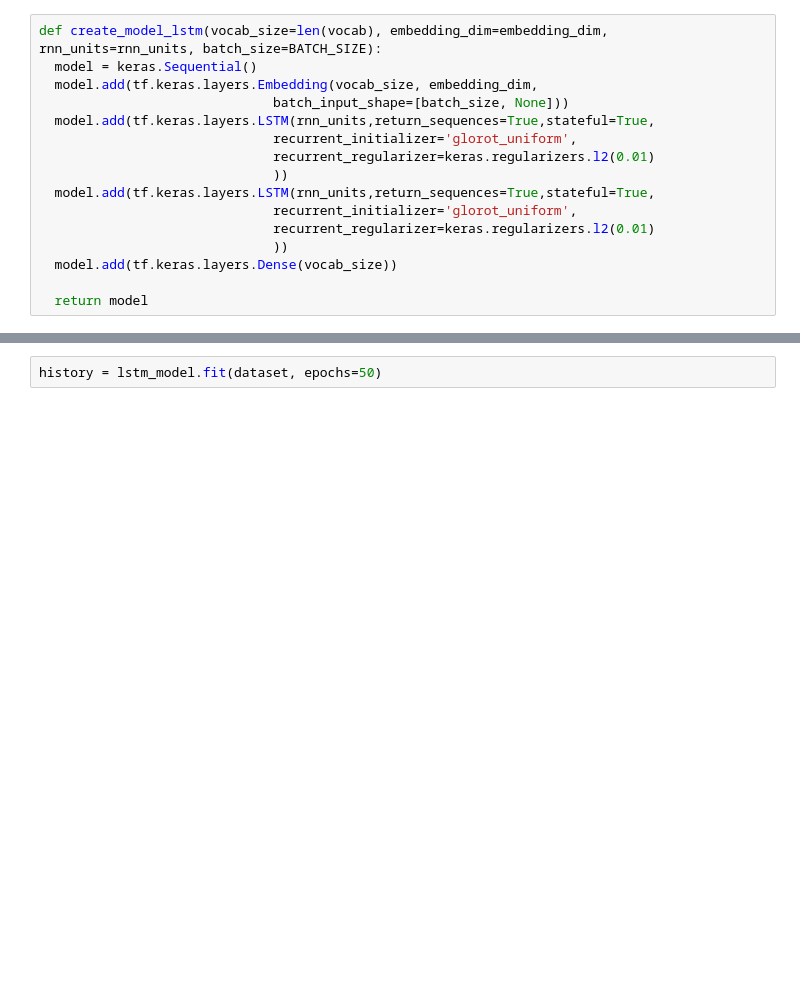
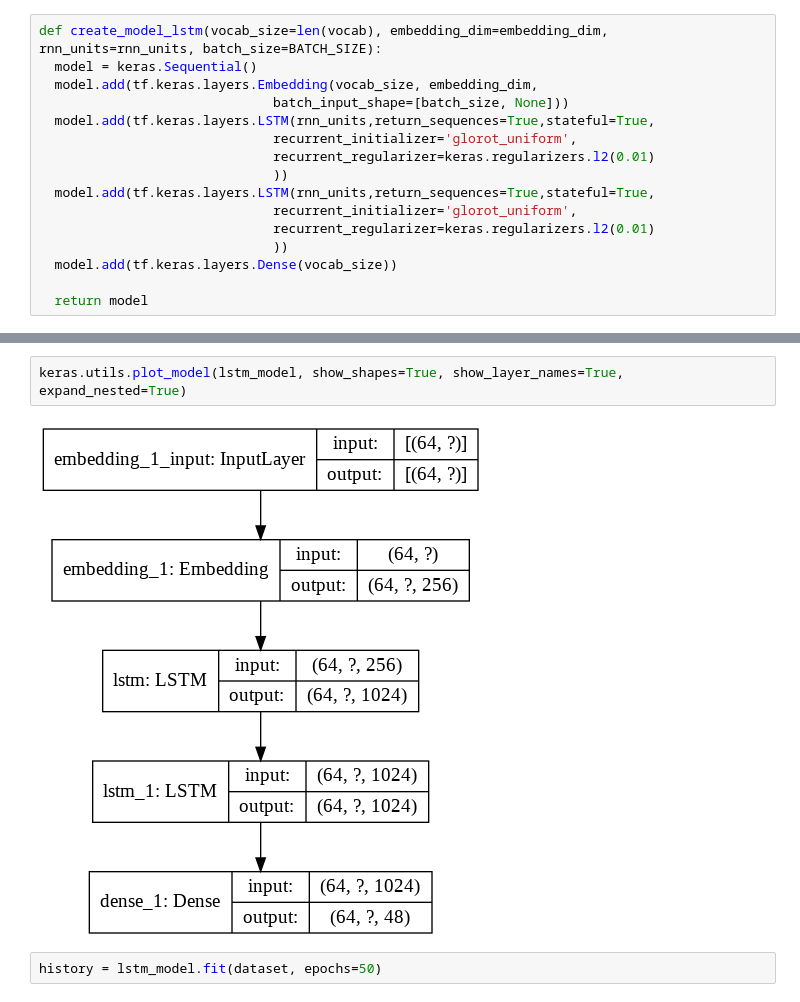
Before and after one commit to aaBadri/persian-poetry-creator, a Jupyter notebook: char.ipynb, the cells around one changed output, grey strips where cells are left out. Drawn from its saved outputs; the diff is of its cells as text; blank space fills up the shorter version.

```diff
--- a/char.ipynb
+++ b/char.ipynb
@@ -233,6 +237,10 @@ Total params: 13,701,168
 Trainable params: 13,701,168
 Non-trainable params: 0
 _________________________________________________________________
+# %%
+keras.utils.plot_model(lstm_model, show_shapes=True, show_layer_names=True, expand_nested=True)
+# %% [output]
+[figure, added]
 # %%
 history = lstm_model.fit(dataset, epochs=50)
 # %% [output]
```
Also changed, not shown: parts of 3 cells of this notebook.
